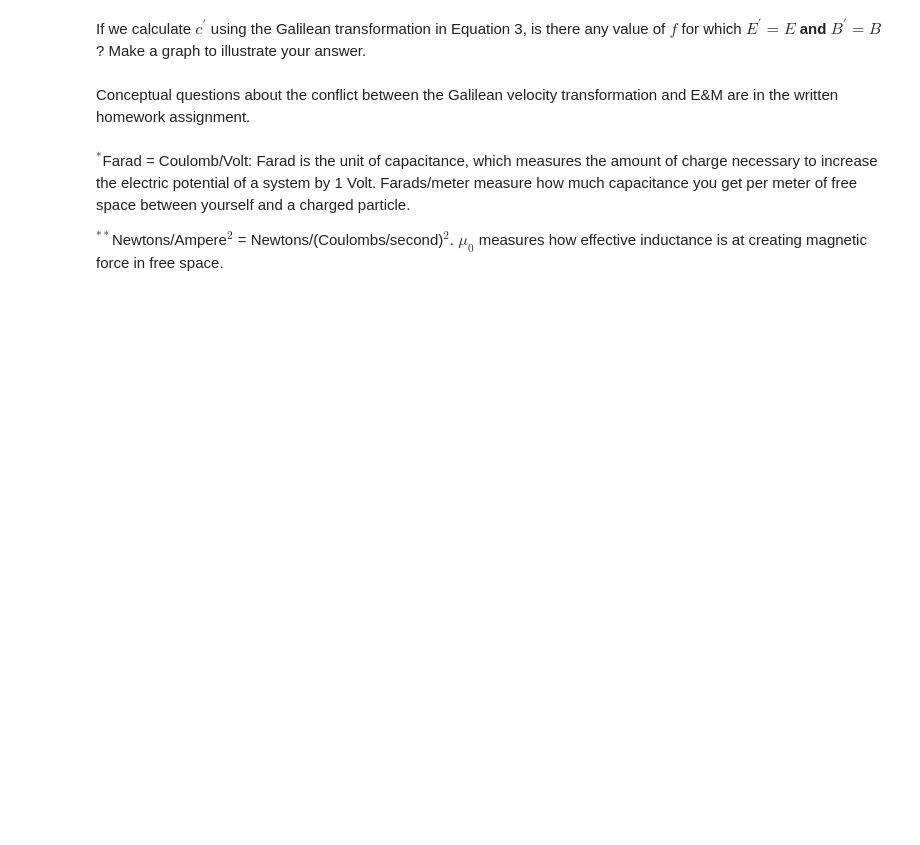
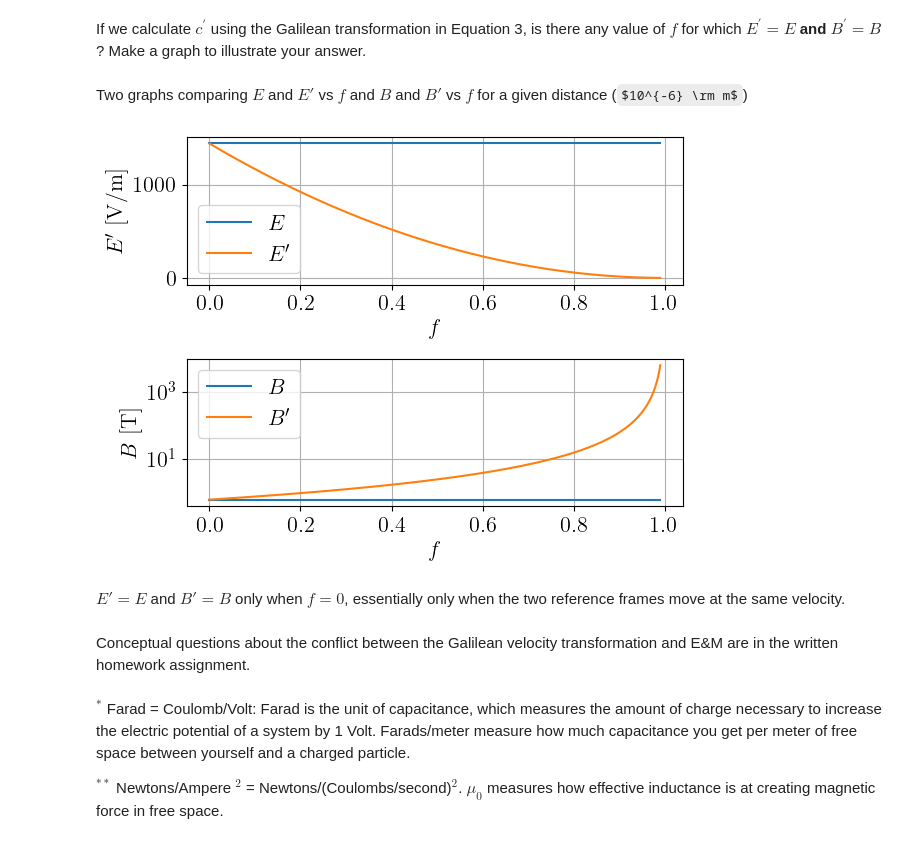
Before and after one commit to CBrown345/PHYS309, a Jupyter notebook: assignment1.ipynb, the cells around one changed output. Saved outputs shown, nothing was run; the diff lists cells and outputs as text; code cells hidden in the pictures; some formulas as TeX source; blank space fills up the shorter version.

```diff
--- a/assignment1.ipynb
+++ b/assignment1.ipynb
@@ -122,10 +136,35 @@ The two reference frames do not agree on, on the value of the electric field.
 # %% [markdown]
 If we calculate $c^{\prime}$ using the Galilean transformation in Equation 3, is there any value of $f$ for which $E^{\prime} = E$ <strong>and</strong> $B^{\prime} = B$? Make a graph to illustrate your answer.
+# %% [markdown]
+Two graphs comparing $E$ and $E'$ vs $f$ and $B$ and $B'$ vs $f$ for a given distance ($10^{-6} \rm m$)
 # %%
-# Plot here
+def B_prime(r, mu, I):
+    return ((mu * I) / (2 * r))
+arr_E_comp = np.ones_like(arr_f) * E(constants.elementary_charge, 10.**-6)
+arr_B_prime = B_prime(10**-6, arr_mu_prime, 1.)
+arr_B_comp = np.ones_like(arr_f) * B_prime(10.**-6,constants.mu_0, 1. )
+fig3, axes3 = plt.subplots(nrows = 2, ncols = 1)
+axes3[0].plot(arr_f, arr_E_comp)
+axes3[0].plot(arr_f, arr_E_prime)
+axes3[1].plot(arr_f, arr_B_comp)
+axes3[1].plot(arr_f, arr_B_prime)
+axes3[1].set_yscale("log")
+axes3[0].legend([r"$E$", r"$E'$"], loc = 3)
+axes3[1].legend([r"$B$", r"$B'$"], loc = 2)
+axes3[0].set_ylabel(r"$E^{\prime} \ [\rm V / \rm m]$")
+axes3[1].set_ylabel(r"$B \ [\rm T]$")
+axes3[0].set_xlabel(r"$f$")
+axes3[1].set_xlabel(r"$f$")
+axes3[0].grid(True)
+axes3[1].grid(True)
+plt.subplots_adjust(hspace=.5)
+# %% [output]
+[figure, added]
+# %% [markdown]
+$E' = E$ and $B' = B$ only when $f = 0$, essentially only when the two reference frames move at the same velocity.
 # %% [markdown]
 Conceptual questions about the conflict between the Galilean velocity transformation and E&M are in the written homework assignment.
 # %% [markdown]
-$^{*}$Farad = Coulomb/Volt: Farad is the unit of capacitance, which measures the amount of charge necessary to increase the electric potential of a system by 1 Volt. Farads/meter measure how much capacitance you get per meter of free space between yourself and a charged particle.
+$^{*}$ Farad = Coulomb/Volt: Farad is the unit of capacitance, which measures the amount of charge necessary to increase the electric potential of a system by 1 Volt. Farads/meter measure how much capacitance you get per meter of free space between yourself and a charged particle.
 
-$^{**}$Newtons/Ampere$^2$ = Newtons/(Coulombs/second)$^2$. $\mu_0$ measures how effective inductance is at creating magnetic force in free space.
+$^{**}$ Newtons/Ampere $^2$ = Newtons/(Coulombs/second)$^2$. $\mu_0$ measures how effective inductance is at creating magnetic force in free space.
```
Also changed, not shown: parts of 5 cells of this notebook.
